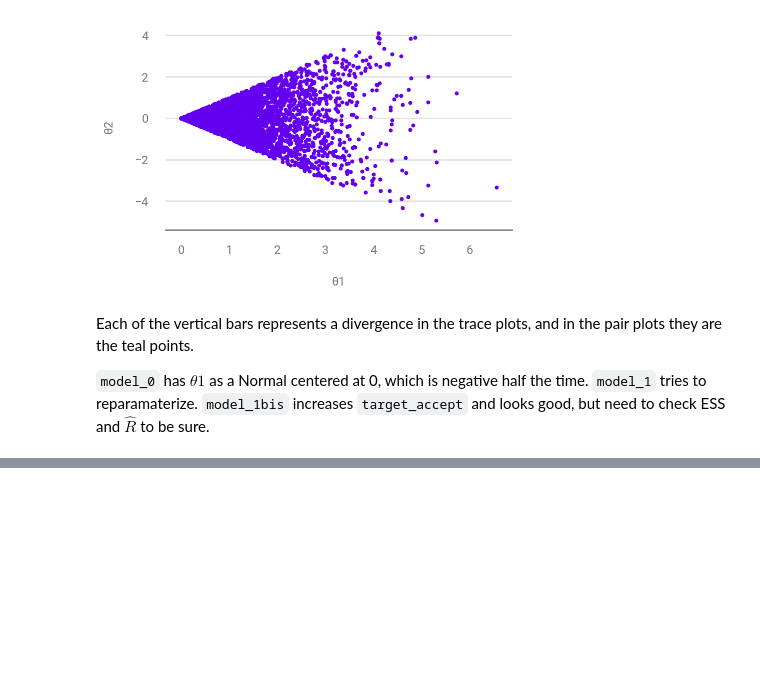
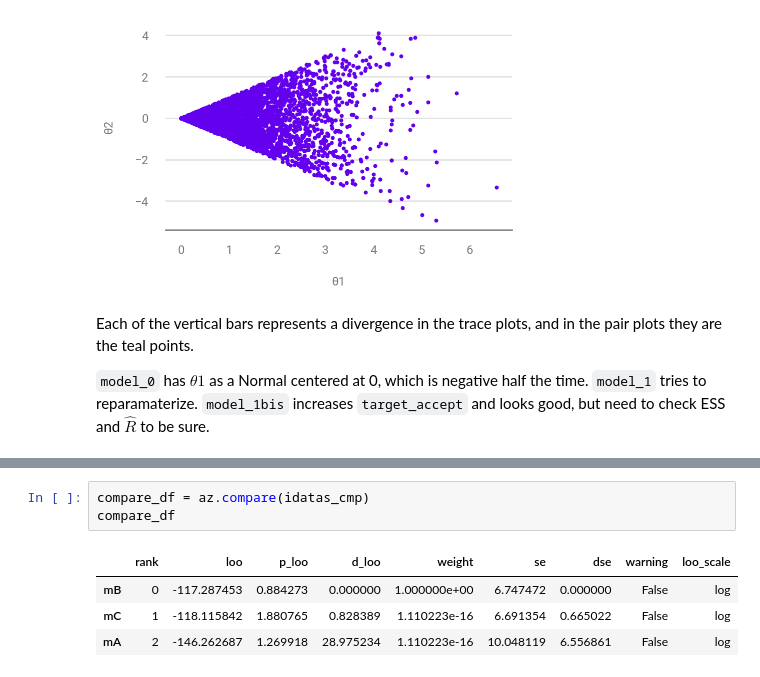
Before and after one commit to paw-lu/bayesian-modeling-computation-python, a Jupyter notebook: notebooks/2_exploratory_analysis_of_bayesian_models.ipynb, the cells around one changed output, grey strips where cells are left out. Saved outputs shown, nothing was run; the diff lists cells and outputs as text; blank space fills up the shorter version.

```diff
--- a/notebooks/2_exploratory_analysis_of_bayesian_models.ipynb
+++ b/notebooks/2_exploratory_analysis_of_bayesian_models.ipynb
@@ -332,0 +495,8 @@ to be sure.
+# %%
+compare_df = az.compare(idatas_cmp)
+compare_df
+# %% [output]
+|  | rank | loo | p_loo | d_loo | weight | se | dse | warning | loo_scale |
+| mB | 0 | -117.287453 | 0.884273 | 0.000000 | 1.000000e+00 | 6.747472 | 0.000000 | False | log |
+| mC | 1 | -118.115842 | 1.880765 | 0.828389 | 1.110223e-16 | 6.691354 | 0.665022 | False | log |
+| mA | 2 | -146.262687 | 1.269918 | 28.975234 | 1.110223e-16 | 10.048119 | 6.556861 | False | log |
```
Also changed, not shown: parts of 10 cells of this notebook, 1 other file.
